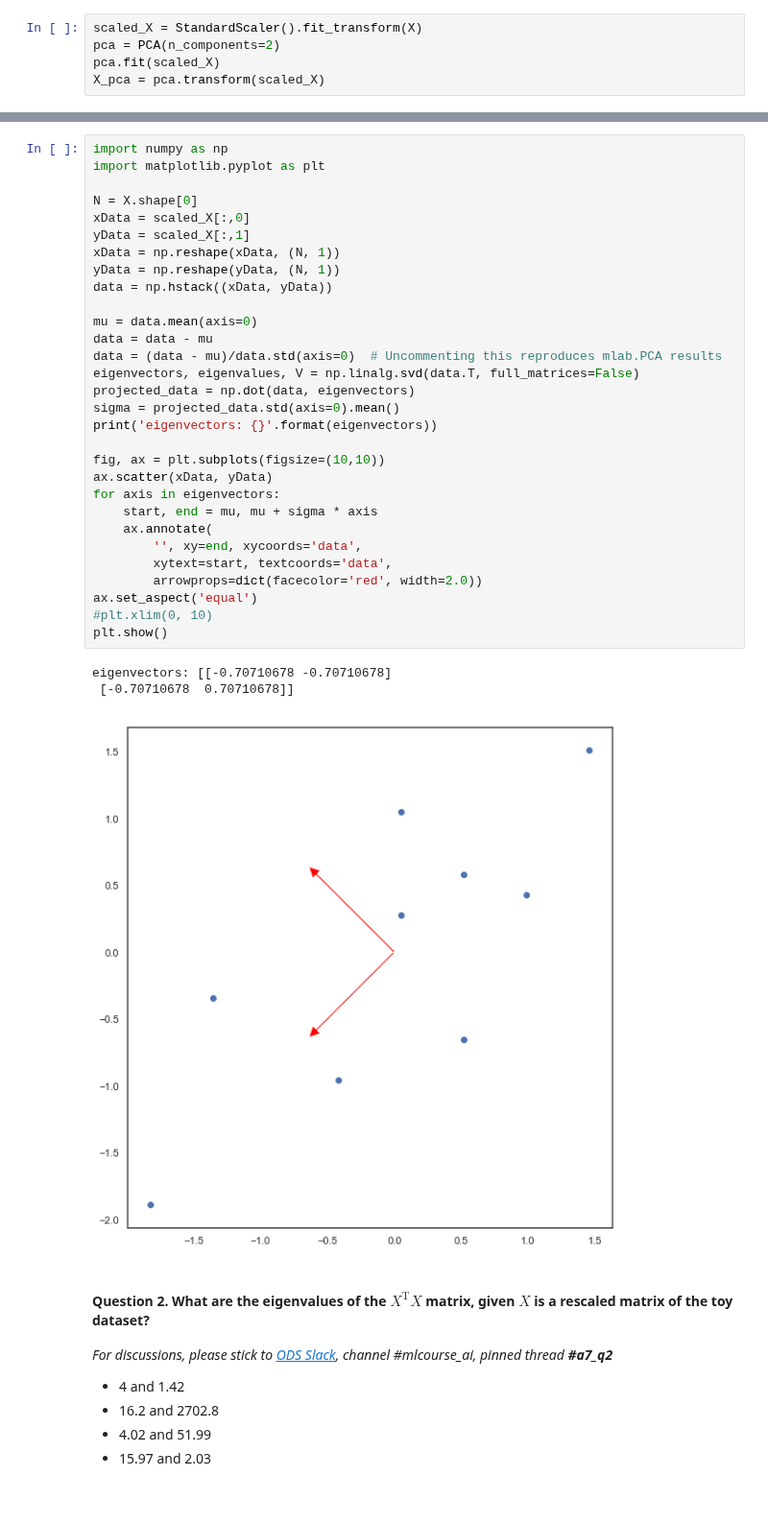
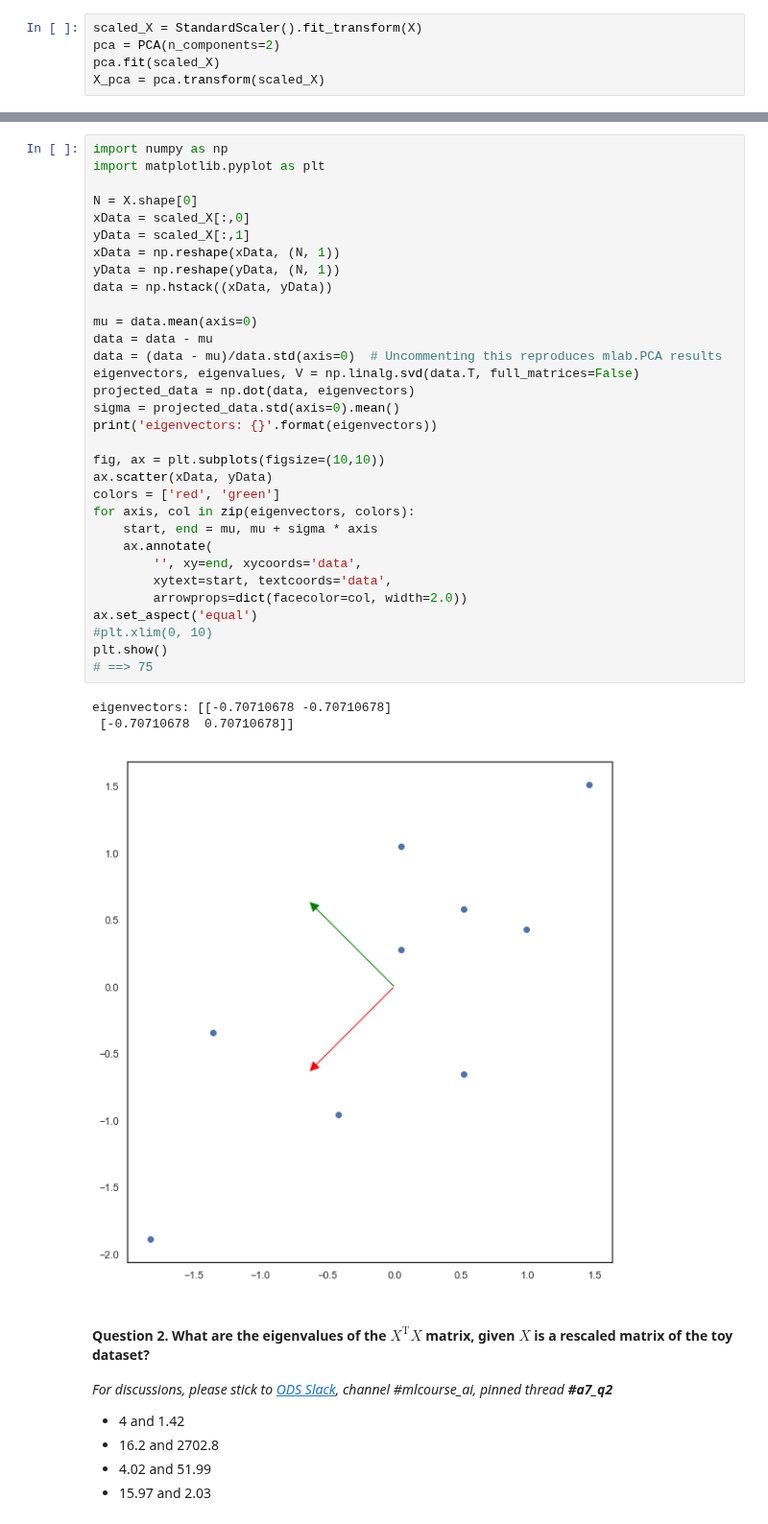
Before and after one commit to eldaniz/mlcourse.ai, a Jupyter notebook: jupyter_english/assignments_fall2018/assignment7_pca_clustering.ipynb, the cells around one changed output, grey strips where cells are left out. Shown at 96% size. Cells and saved outputs as stored; diff of their text form.

```diff
--- a/jupyter_english/assignments_fall2018/assignment7_pca_clustering.ipynb
+++ b/jupyter_english/assignments_fall2018/assignment7_pca_clustering.ipynb
@@ -89,36 +66,38 @@ for length, vector in zip(pca.explained_variance_, pca.components_):
 import numpy as np
 import matplotlib.pyplot as plt
 
 N = X.shape[0]
 xData = scaled_X[:,0]
 yData = scaled_X[:,1]
 xData = np.reshape(xData, (N, 1))
 yData = np.reshape(yData, (N, 1))
 data = np.hstack((xData, yData))
 
 mu = data.mean(axis=0)
 data = data - mu
 data = (data - mu)/data.std(axis=0)  # Uncommenting this reproduces mlab.PCA results
 eigenvectors, eigenvalues, V = np.linalg.svd(data.T, full_matrices=False)
 projected_data = np.dot(data, eigenvectors)
 sigma = projected_data.std(axis=0).mean()
 print('eigenvectors: {}'.format(eigenvectors))
 
 fig, ax = plt.subplots(figsize=(10,10))
 ax.scatter(xData, yData)
-for axis in eigenvectors:
+colors = ['red', 'green']
+for axis, col in zip(eigenvectors, colors):
     start, end = mu, mu + sigma * axis
     ax.annotate(
         '', xy=end, xycoords='data',
         xytext=start, textcoords='data',
-        arrowprops=dict(facecolor='red', width=2.0))
+        arrowprops=dict(facecolor=col, width=2.0))
 ax.set_aspect('equal')
 #plt.xlim(0, 10)
 plt.show()
+# ==> 75
 # %% [output]
 eigenvectors: [[-0.70710678 -0.70710678]
  [-0.70710678  0.70710678]]
-[figure, old version]
+[figure, new version]
 # %% [markdown]
 #### Question 2. </font> What are the eigenvalues of the $X^{\text{T}}X$ matrix, given $X$ is a rescaled matrix of the toy dataset?
 
```
Also changed, not shown: parts of 11 cells of this notebook, 4 other files.
